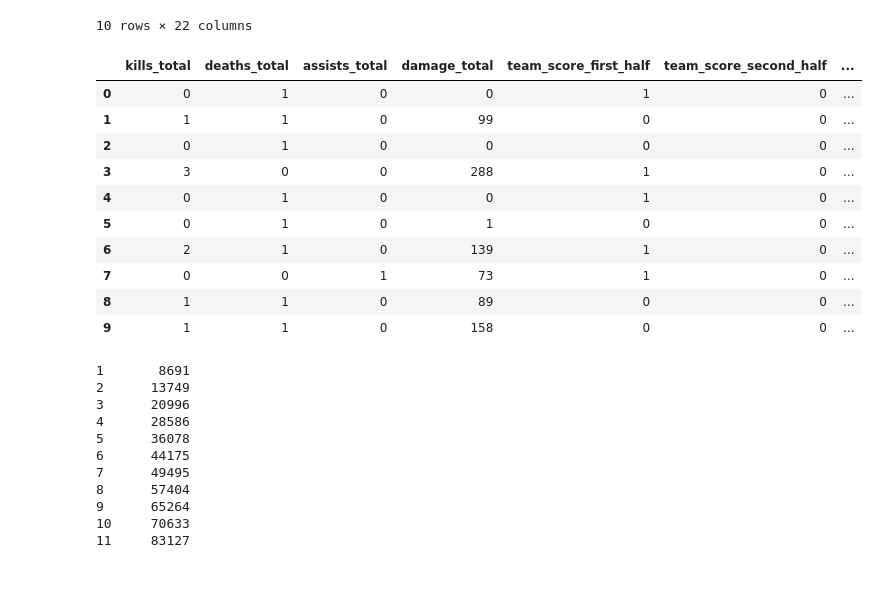
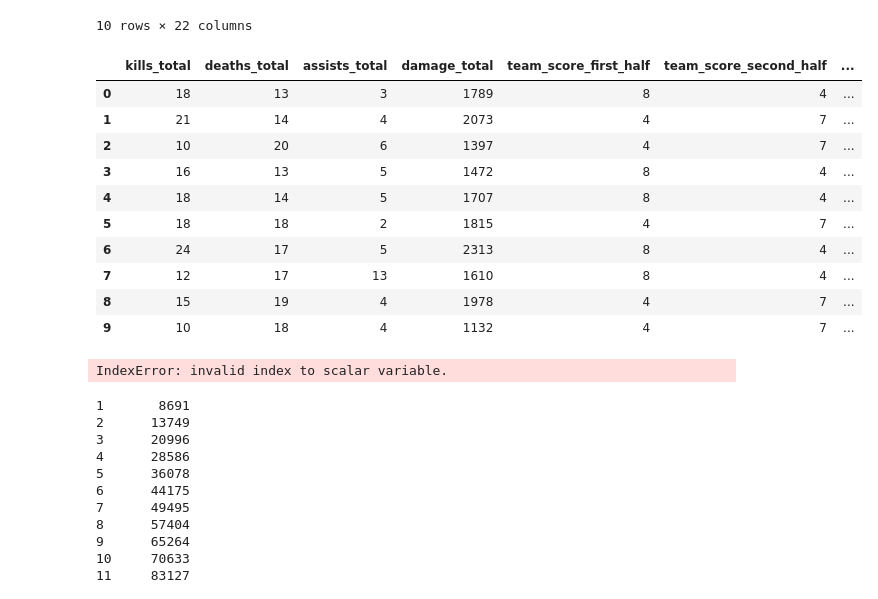
Before and after one commit to luneto10/CS2_Stats, a Jupyter notebook: apps/notebooks/initial_test.ipynb, the cells around one changed output. Saved outputs shown, nothing was run; the diff lists cells and outputs as text; code cells hidden in the pictures.

```diff
--- a/development/Notebooks/initial_test.ipynb
+++ b/apps/notebooks/initial_test.ipynb
@@ -222,34 +222,34 @@ Name: damage_total, dtype: int32
 # %%
 wanted_fields = [
         "kills_total",
         "deaths_total",
         "assists_total",
         "damage_total",
         "team_score_first_half",
         "team_score_second_half",
     ]
 
     # Parse the ticks at the max_tick
 ticks = parser.parse_event("round_end")["tick"]
-df = parser.parse_ticks(wanted_fields, ticks=[8691])
+df = parser.parse_ticks(wanted_fields, ticks=[165813])
 df
 # for tick in ticks:
 
 #     df['tick'] = tick
 #     df = df[df['steamid'] == 76561199075107764]
 #     print(df)
 # %% [output]
 |  | kills_total | deaths_total | assists_total | damage_total | team_score_first_half | team_score_second_half | ... |
-| 0 | 0 | 1 | 0 | 0 | 1 | 0 | ... |
-| 1 | 1 | 1 | 0 | 99 | 0 | 0 | ... |
-| 2 | 0 | 1 | 0 | 0 | 0 | 0 | ... |
-| 3 | 3 | 0 | 0 | 288 | 1 | 0 | ... |
-| 4 | 0 | 1 | 0 | 0 | 1 | 0 | ... |
-| 5 | 0 | 1 | 0 | 1 | 0 | 0 | ... |
-| 6 | 2 | 1 | 0 | 139 | 1 | 0 | ... |
-| 7 | 0 | 0 | 1 | 73 | 1 | 0 | ... |
-| 8 | 1 | 1 | 0 | 89 | 0 | 0 | ... |
-| 9 | 1 | 1 | 0 | 158 | 0 | 0 | ... |
+| 0 | 18 | 13 | 3 | 1789 | 8 | 4 | ... |
+| 1 | 21 | 14 | 4 | 2073 | 4 | 7 | ... |
+| 2 | 10 | 20 | 6 | 1397 | 4 | 7 | ... |
+| 3 | 16 | 13 | 5 | 1472 | 8 | 4 | ... |
+| 4 | 18 | 14 | 5 | 1707 | 8 | 4 | ... |
+| 5 | 18 | 18 | 2 | 1815 | 4 | 7 | ... |
+| 6 | 24 | 17 | 5 | 2313 | 8 | 4 | ... |
+| 7 | 12 | 17 | 13 | 1610 | 8 | 4 | ... |
+| 8 | 15 | 19 | 4 | 1978 | 4 | 7 | ... |
+| 9 | 10 | 18 | 4 | 1132 | 4 | 7 | ... |
 # %%
 def get_final_score(
     players: Sequence[str] = None,
@@ -377,6 +377,8 @@ def get_final_score(
 
 df = get_final_score(round_info=1)
 df[2]
+# %% [output]
+IndexError: invalid index to scalar variable.
 # %%
 last_tick = parser.parse_event("round_end")['tick'].max()
 events = parser.parse_event("round_officially_ended")["tick"].drop_duplicates().reset_index(drop=True)
```
Also changed, not shown: parts of 1 cell of this notebook, 6 other files.
